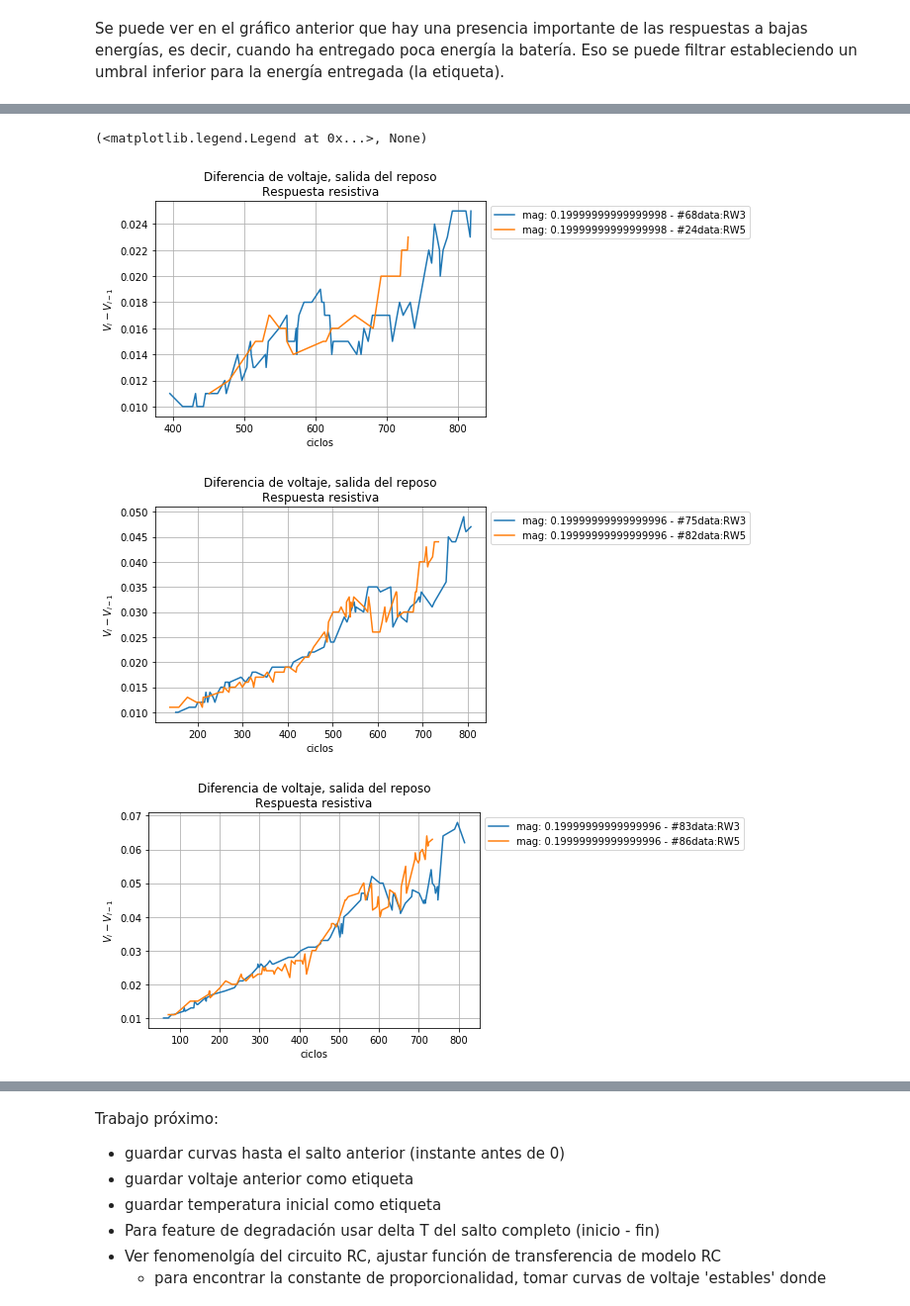
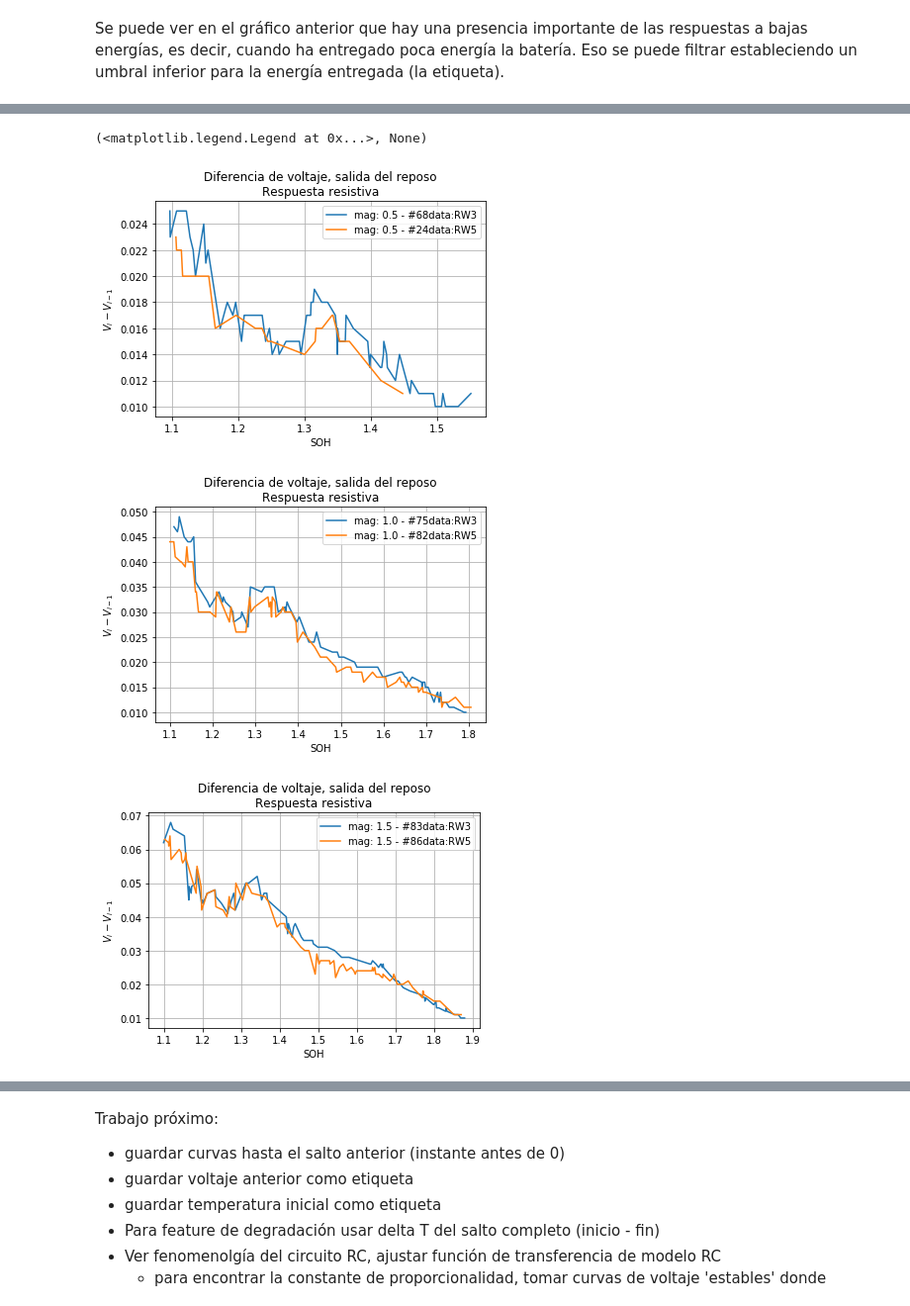
Before and after one commit to MartinVIllesca/Analisis_Baterias, a Jupyter notebook: notebooks/exploracion_cesar_2.ipynb, the cells around one changed output, grey strips where cells are left out. Shown at 99% size. Drawn from its saved outputs; the diff is of its cells as text; code cells hidden in the pictures.

```diff
--- a/notebooks/exploracion_cesar_2.ipynb
+++ b/notebooks/exploracion_cesar_2.ipynb
@@ -802,78 +877,78 @@ plt.legend(bbox_to_anchor=(1, 1)), plt.grid('on'), plt.show()
 WIN = 1
 alpha = 0.3
 plt.figure()
-plot_energia_magnitud_2(df, 0.3,0.7,0, 100, WIN, alpha , 'RW3')
-plot_energia_magnitud_2(df_2, 0.3,0.7,0, 100, WIN, alpha, 'RW5')
+plot_energia_magnitud_3(df, 0.3,0.7,0, 100, WIN, alpha , 'RW3',model_1)
+plot_energia_magnitud_3(df_2, 0.3,0.7,0, 100, WIN, alpha, 'RW5',model_2)
 
 plt.title('Diferencia de voltaje, salida del reposo\nRespuesta resistiva')
-plt.xlabel('ciclos')
+plt.xlabel('SOH')
 plt.ylabel(r'$V_i - V_{i-1}$')
 plt.legend(bbox_to_anchor=(1, 1)), plt.grid('on')
 
 plt.figure()
-plot_energia_magnitud_2(df, 0.8,1.2,0, 100, WIN, alpha, 'RW3')
-plot_energia_magnitud_2(df_2, 0.8,1.2,0, 100, WIN, alpha, 'RW5')
+plot_energia_magnitud_3(df, 0.8,1.2,0, 100, WIN, alpha, 'RW3',model_1)
+plot_energia_magnitud_3(df_2, 0.8,1.2,0, 100, WIN, alpha, 'RW5',model_2)
 
 plt.title('Diferencia de voltaje, salida del reposo\nRespuesta resistiva')
-plt.xlabel('ciclos')
+plt.xlabel('SOH')
 plt.ylabel(r'$V_i - V_{i-1}$')
 plt.legend(bbox_to_anchor=(1, 1)), plt.grid('on')
 
 plt.figure()
-plot_energia_magnitud_2(df, 1.3,1.7,0, 100, WIN, alpha, 'RW3')
-plot_energia_magnitud_2(df_2, 1.3,1.7,0, 100, WIN, alpha, 'RW5')
+plot_energia_magnitud_3(df, 1.3,1.7,0, 100, WIN, alpha, 'RW3',model_1)
+plot_energia_magnitud_3(df_2, 1.3,1.7,0, 100, WIN, alpha, 'RW5',model_2)
 
 plt.title('Diferencia de voltaje, salida del reposo\nRespuesta resistiva')
-plt.xlabel('ciclos')
+plt.xlabel('SOH')
 plt.ylabel(r'$V_i - V_{i-1}$')
 plt.legend(bbox_to_anchor=(1, 1)), plt.grid('on')
 
 plt.figure()
-plot_energia_magnitud_2(df, 1.8,2.2,0, 100, WIN, alpha, 'RW3')
-plot_energia_magnitud_2(df_2, 1.8,2.2,0, 100, WIN, alpha, 'RW5')
+plot_energia_magnitud_3(df, 1.8,2.2,0, 100, WIN, alpha, 'RW3',model_1)
+plot_energia_magnitud_3(df_2, 1.8,2.2,0, 100, WIN, alpha, 'RW5',model_2)
 
 plt.title('Diferencia de voltaje, salida del reposo\nRespuesta resistiva')
-plt.xlabel('ciclos')
+plt.xlabel('SOH')
 plt.ylabel(r'$V_i - V_{i-1}$')
 plt.legend(bbox_to_anchor=(1, 1)), plt.grid('on')
 
 plt.figure()
-plot_energia_magnitud_2(df, 2.3,2.7,0, 100, WIN, alpha, 'RW3')
-plot_energia_magnitud_2(df_2, 2.3,2.7,0, 100, WIN, alpha, 'RW5')
+plot_energia_magnitud_3(df, 2.3,2.7,0, 100, WIN, alpha, 'RW3',model_1)
+plot_energia_magnitud_3(df_2, 2.3,2.7,0, 100, WIN, alpha, 'RW5',model_2)
 
 plt.title('Diferencia de voltaje, salida del reposo\nRespuesta resistiva')
-plt.xlabel('ciclos')
+plt.xlabel('SOH')
 plt.ylabel(r'$V_i - V_{i-1}$')
 plt.legend(bbox_to_anchor=(1, 1)), plt.grid('on')
 
 plt.figure()
-plot_energia_magnitud_2(df, 2.8,3.2,0, 100, WIN, alpha, 'RW3')
-plot_energia_magnitud_2(df_2, 2.8,3.2,0, 100, WIN, alpha, 'RW5')
+plot_energia_magnitud_3(df, 2.8,3.2,0, 100, WIN, alpha, 'RW3',model_1)
+plot_energia_magnitud_3(df_2, 2.8,3.2,0, 100, WIN, alpha, 'RW5',model_2)
 
 plt.title('Diferencia de voltaje, salida del reposo\nRespuesta resistiva')
-plt.xlabel('ciclos')
+plt.xlabel('SOH')
 plt.ylabel(r'$V_i - V_{i-1}$')
 plt.legend(bbox_to_anchor=(1, 1)), plt.grid('on')
 
 plt.figure()
-plot_energia_magnitud_2(df, 3.3,3.7,0, 100, WIN, alpha, 'RW3')
-plot_energia_magnitud_2(df_2, 3.3,3.7,0, 100, WIN, alpha, 'RW5')
+plot_energia_magnitud_3(df, 3.3,3.7,0, 100, WIN, alpha, 'RW3',model_1)
+plot_energia_magnitud_3(df_2, 3.3,3.7,0, 100, WIN, alpha, 'RW5',model_2)
 
 plt.title('Diferencia de voltaje, salida del reposo\nRespuesta resistiva')
-plt.xlabel('ciclos')
+plt.xlabel('SOH')
 plt.ylabel(r'$V_i - V_{i-1}$')
 plt.legend(bbox_to_anchor=(1, 1)), plt.grid('on')
 
 plt.figure()
-plot_energia_magnitud_2(df, 3.8,4.2,0, 100, WIN, alpha, 'RW3')
-plot_energia_magnitud_2(df_2, 3.8,4.2,0, 100, WIN, alpha, 'RW5')
+plot_energia_magnitud_3(df, 3.8,4.2,0, 100, WIN, alpha, 'RW3',model_1)
+plot_energia_magnitud_3(df_2, 3.8,4.2,0, 100, WIN, alpha, 'RW5',model_2)
 
 plt.title('Diferencia de voltaje, salida del reposo\nRespuesta resistiva')
-plt.xlabel('ciclos')
+plt.xlabel('SOH')
 plt.ylabel(r'$V_i - V_{i-1}$')
 plt.legend(bbox_to_anchor=(1, 1)), plt.grid('on')
 # %% [output]
 (<matplotlib.legend.Legend at 0x...>, None)
-[figure, old version]
+[figure, new version]
-[figure, old version]
+[figure, new version]
-[figure, old version]
+[figure, new version]
```
Also changed, not shown: parts of 12 cells of this notebook, 2 other files.
